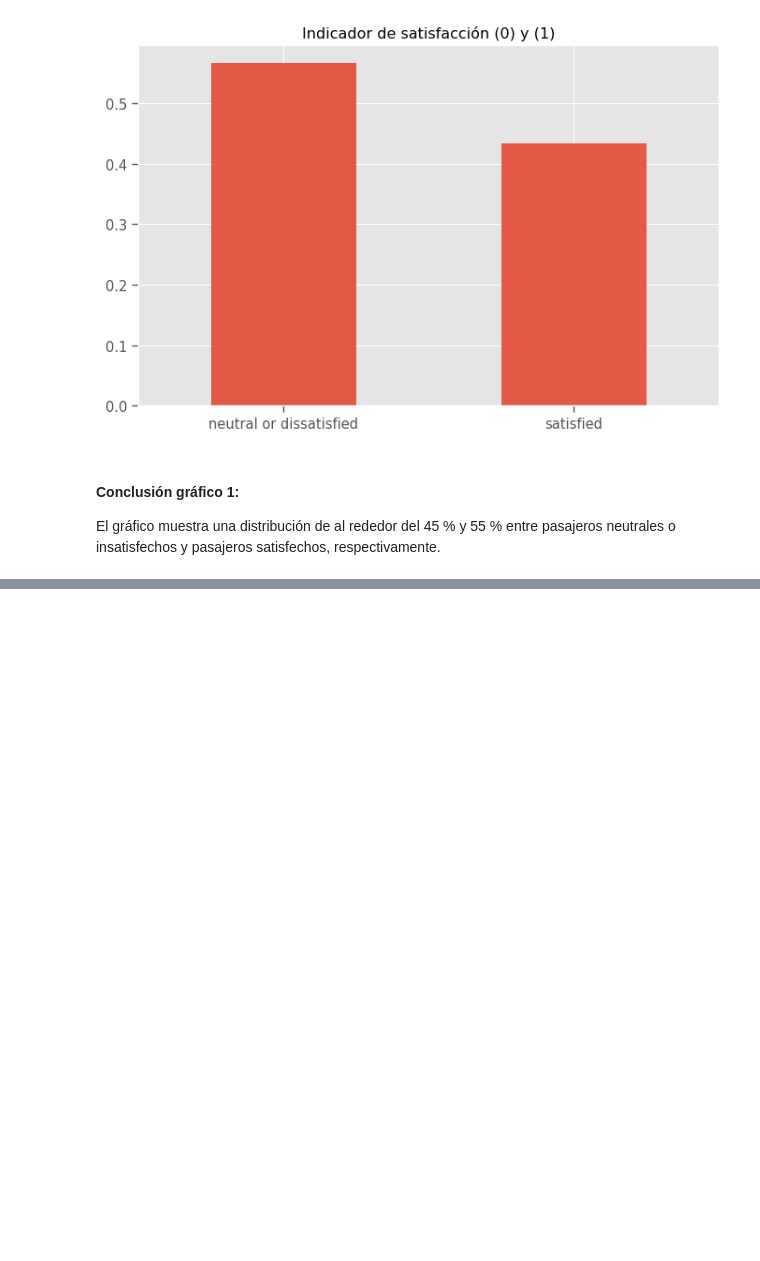
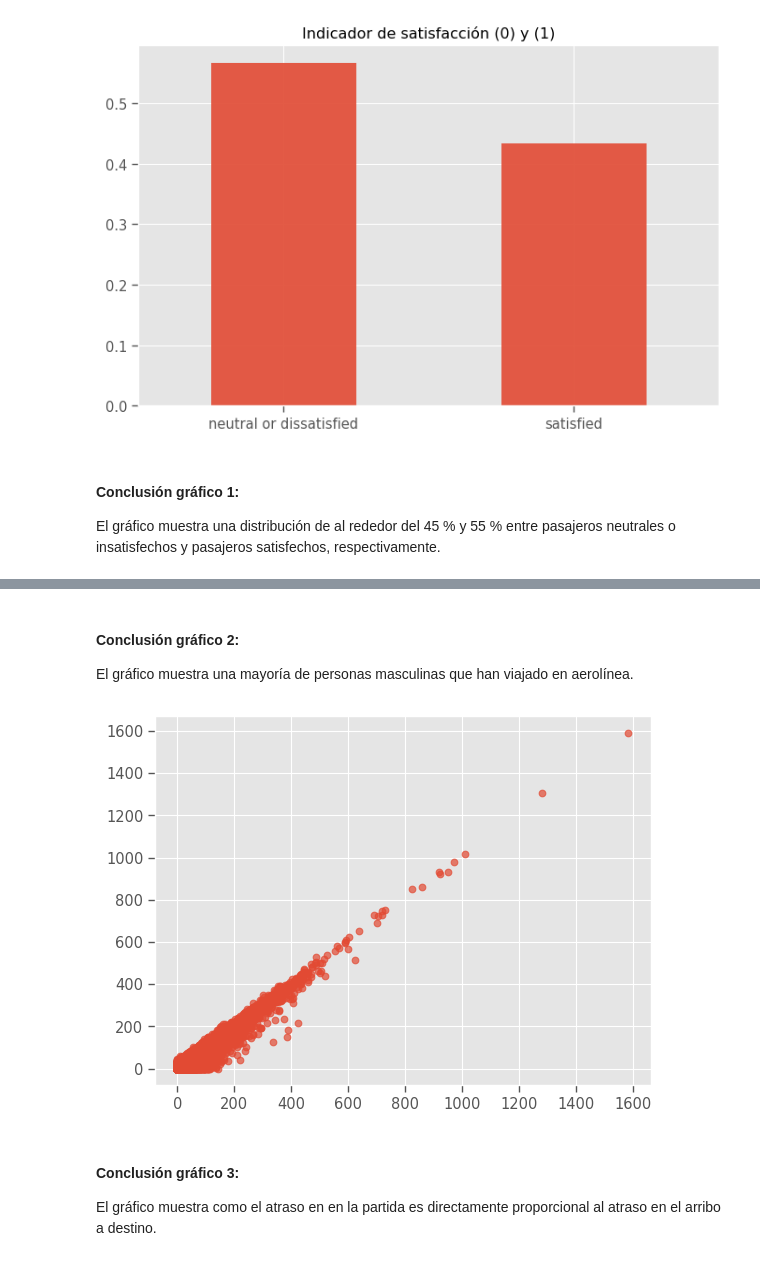
Before and after one commit to CandelaTamole/CoderHouse-32843-Entregables, a Jupyter notebook: TamoleCandela2.ipynb, the cells around one changed output, grey strips where cells are left out. Saved outputs shown, nothing was run; the diff lists cells and outputs as text; code cells hidden in the pictures; blank space fills up the shorter version.

```diff
--- a/TamoleCandela2.ipynb
+++ b/TamoleCandela2.ipynb
@@ -265,0 +253,12 @@ El gráfico  muestra una distribución de al rededor del 45 % y 55 % entre pasaj
+# %% [markdown]
+#### Conclusión gráfico 2:
+El gráfico  muestra una mayoría de personas masculinas que han viajado en aerolínea.
+# %%
+plt.scatter(df['Arrival Delay in Minutes'],
+df['Departure Delay in Minutes'], alpha = 0.7)
+plt.show()
+# %% [output]
+[figure, added]
+# %% [markdown]
+#### Conclusión gráfico 3:
+El gráfico  muestra como el atraso en en la partida es directamente proporcional al atraso en el arribo a destino.
```
Also changed, not shown: parts of 3 cells of this notebook.
